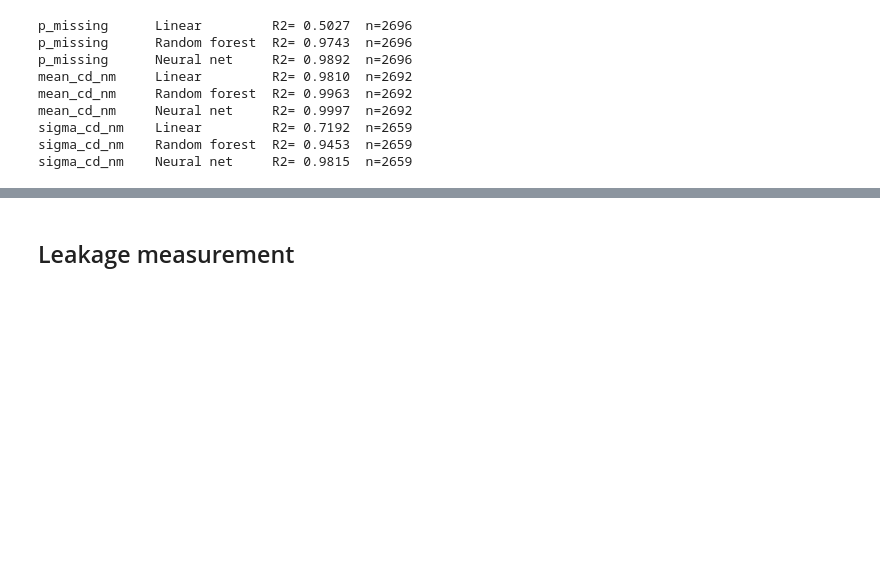
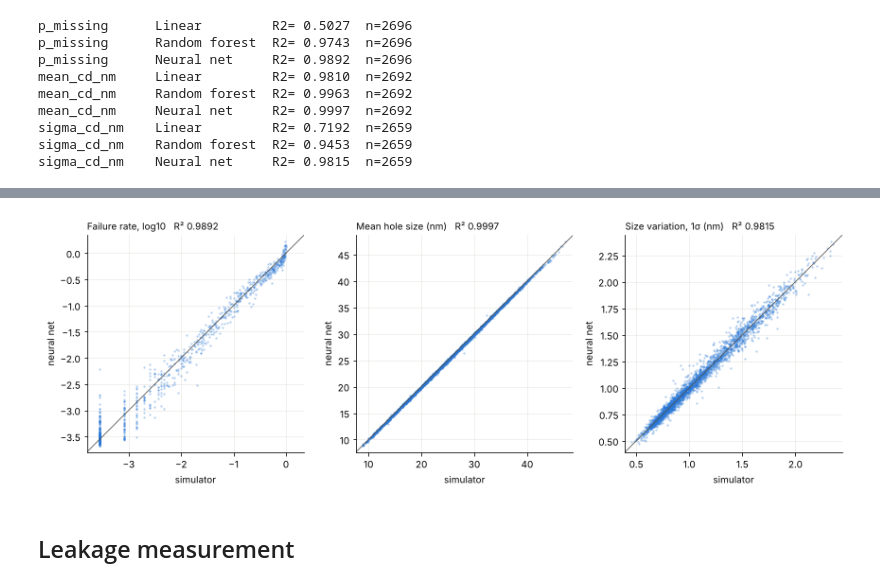
Before and after one commit to ryansapp1206/euv-stochastic-simulator, a Jupyter notebook: notebooks/ml_pipeline_ryan.ipynb, the cells around one changed output, grey strips where cells are left out. Drawn from its saved outputs; the diff is of its cells as text; code cells hidden in the pictures; blank space fills up the shorter version.

```diff
--- a/notebooks/ml_pipeline_ryan.ipynb
+++ b/notebooks/ml_pipeline_ryan.ipynb
@@ -273,6 +273,7 @@ sigma_cd_nm    Neural net     R2= 0.9760  RMSE=0.0573
 # %%
 test_masks = masks_for(test)
 heldout = []
+heldout_models = {}
 
 for target in TARGETS:
     train_rows = train[MASKS[target]]
@@ -284,8 +285,9 @@ for target in TARGETS:
     y_te = make_y(test_rows, target)
 
     for name, model in MODELS.items():
-        pipe = Pipeline([("scale", StandardScaler()), ("model", model)])
+        pipe = Pipeline([("scale", StandardScaler()), ("model", clone(model))])
         pipe.fit(X_tr, y_tr)
+        heldout_models[(target, name)] = pipe
         yhat = pipe.predict(X_te)
 
         r2 = r2_score(y_te, yhat)
@@ -347,3 +372,34 @@ Neural net     holes went missing  n=  637  RMSE=0.1775  factor=1.50  R2=0.9688
+# %%
+import matplotlib.pyplot as plt
+
+BLUE, INK, INK2, GRID = "#2a78d6", "#0b0b0b", "#52514e", "#e7e6e2"
+panels = {"p_missing": "Failure rate, log10",
+          "mean_cd_nm": "Mean hole size (nm)",
+          "sigma_cd_nm": "Size variation, 1σ (nm)"}
+
+fig, axes = plt.subplots(1, 3, figsize=(12, 4))
+for ax, target in zip(axes, TARGETS):
+    rows = test[test_masks[target]]
+    y = make_y(rows, target)
+    yhat = heldout_models[(target, "Neural net")].predict(make_X(rows))
+
+    lo, hi = min(y.min(), yhat.min()), max(y.max(), yhat.max())
+    pad = 0.03 * (hi - lo)
+    ax.plot([lo - pad, hi + pad], [lo - pad, hi + pad], color=INK2, lw=0.8)
+    ax.scatter(y, yhat, s=5, color=BLUE, alpha=0.35, linewidths=0)
+    ax.set_xlim(lo - pad, hi + pad); ax.set_ylim(lo - pad, hi + pad); ax.set_aspect("equal")
+    ax.set_title(f"{panels[target]}   R² {r2_score(y, yhat):.4f}", loc="left", fontsize=10, color=INK)
+    ax.set_xlabel("simulator", color=INK); ax.set_ylabel("neural net", color=INK)
+    ax.grid(color=GRID, lw=0.6); ax.set_axisbelow(True)
+    for side in ("top", "right"):
+        ax.spines[side].set_visible(False)
+
+fig.tight_layout()
+os.makedirs("../results/ml", exist_ok=True)
+fig.savefig("../results/ml/heldout_parity.png", dpi=200)
+plt.show()
+# %% [output]
+[figure, added]
 # %% [markdown]
 ## Leakage measurement
 # %%
```
Also changed, not shown: parts of 6 cells of this notebook, 5 other files.
